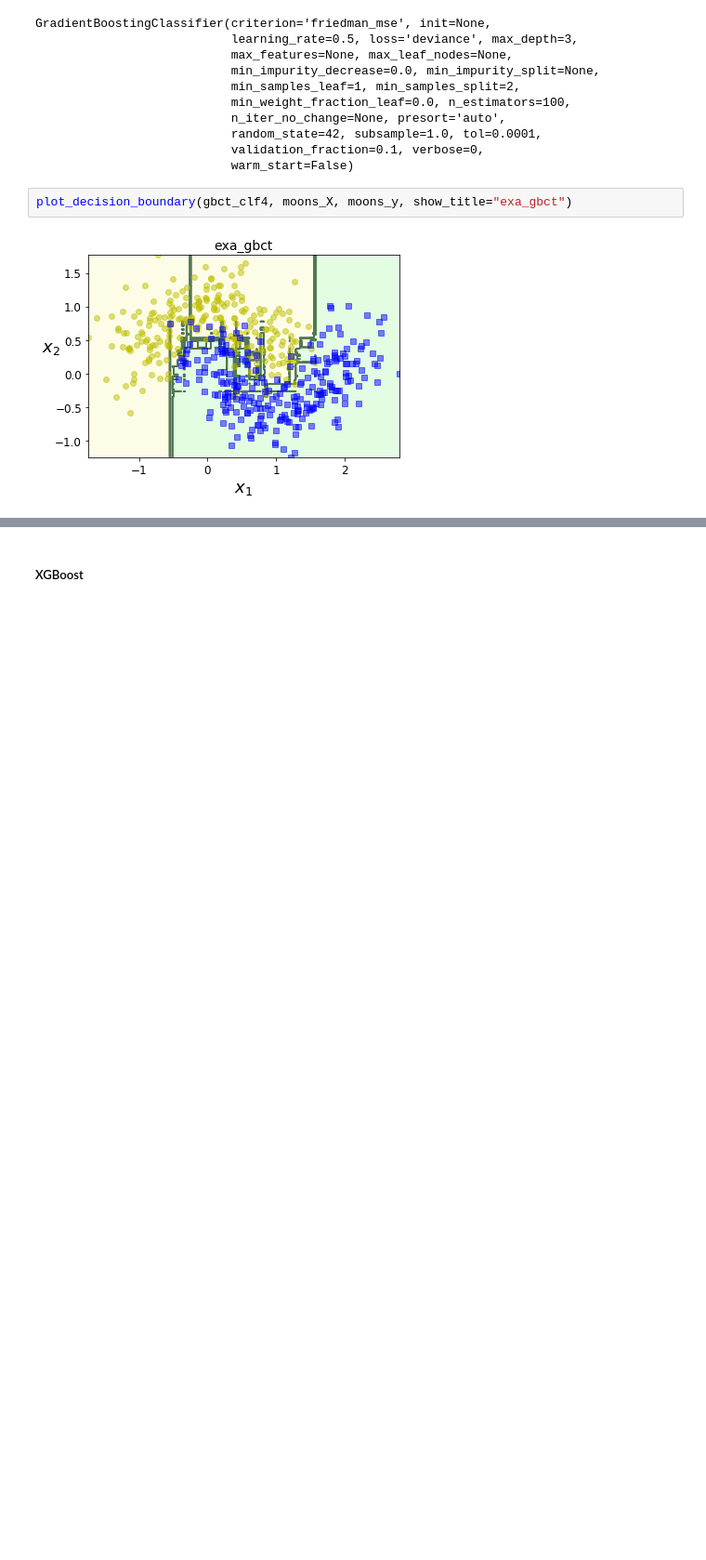
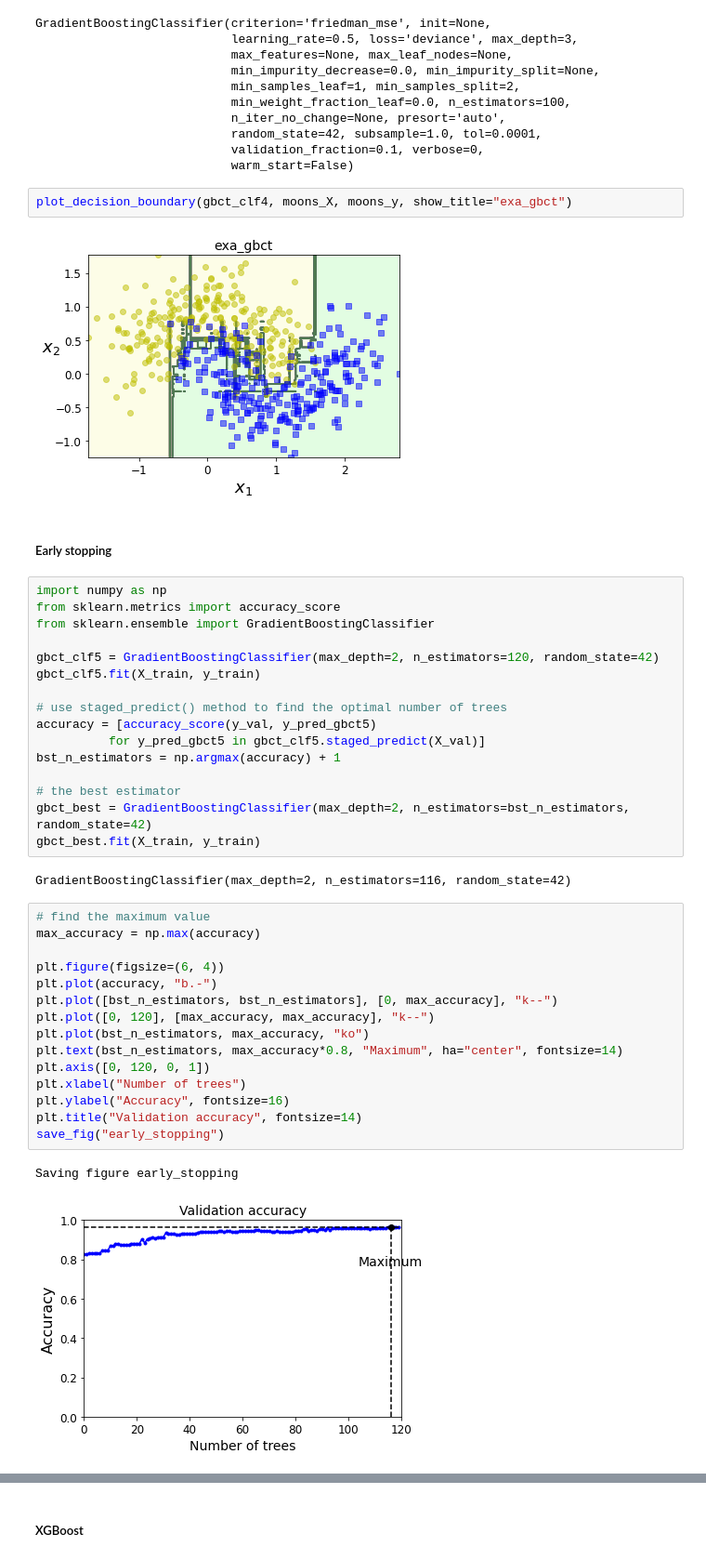
Before and after one commit to ZJUEarthData/DS_explore, a Jupyter notebook: english/ensemble_learning/ensemble_learning.ipynb, the cells around one changed output, grey strips where cells are left out. Shown at 93% size. Cells and saved outputs as stored; diff of their text form; blank space fills up the shorter version.

Commit message:
early stopping for Gradient Boosting and related paper material

```diff
--- a/english/ensemble_learning/ensemble_learning.ipynb
+++ b/english/ensemble_learning/ensemble_learning.ipynb
@@ -724,3 +708,41 @@ GradientBoostingClassifier(criterion='friedman_mse', init=None,
 plot_decision_boundary(gbct_clf4, moons_X, moons_y, show_title="exa_gbct")
 # %% [output]
 [figure]
+# %% [markdown]
+##### Early stopping
+# %%
+import numpy as np
+from sklearn.metrics import accuracy_score
+from sklearn.ensemble import GradientBoostingClassifier
+
+gbct_clf5 = GradientBoostingClassifier(max_depth=2, n_estimators=120, random_state=42)
+gbct_clf5.fit(X_train, y_train)
+
+# use staged_predict() method to find the optimal number of trees
+accuracy = [accuracy_score(y_val, y_pred_gbct5)
+          for y_pred_gbct5 in gbct_clf5.staged_predict(X_val)]
+bst_n_estimators = np.argmax(accuracy) + 1
+
+# the best estimator
+gbct_best = GradientBoostingClassifier(max_depth=2, n_estimators=bst_n_estimators, random_state=42)
+gbct_best.fit(X_train, y_train)
+# %% [output]
+GradientBoostingClassifier(max_depth=2, n_estimators=116, random_state=42)
+# %%
+# find the maximum value
+max_accuracy = np.max(accuracy)
+
+plt.figure(figsize=(6, 4))
+plt.plot(accuracy, "b.-")
+plt.plot([bst_n_estimators, bst_n_estimators], [0, max_accuracy], "k--")
+plt.plot([0, 120], [max_accuracy, max_accuracy], "k--")
+plt.plot(bst_n_estimators, max_accuracy, "ko")
+plt.text(bst_n_estimators, max_accuracy*0.8, "Maximum", ha="center", fontsize=14)
+plt.axis([0, 120, 0, 1])
+plt.xlabel("Number of trees")
+plt.ylabel("Accuracy", fontsize=16)
+plt.title("Validation accuracy", fontsize=14)
+save_fig("early_stopping")
+# %% [output]
+Saving figure early_stopping
+[figure, added]
```
Also changed, not shown: parts of 26 cells of this notebook, 9 other files.
